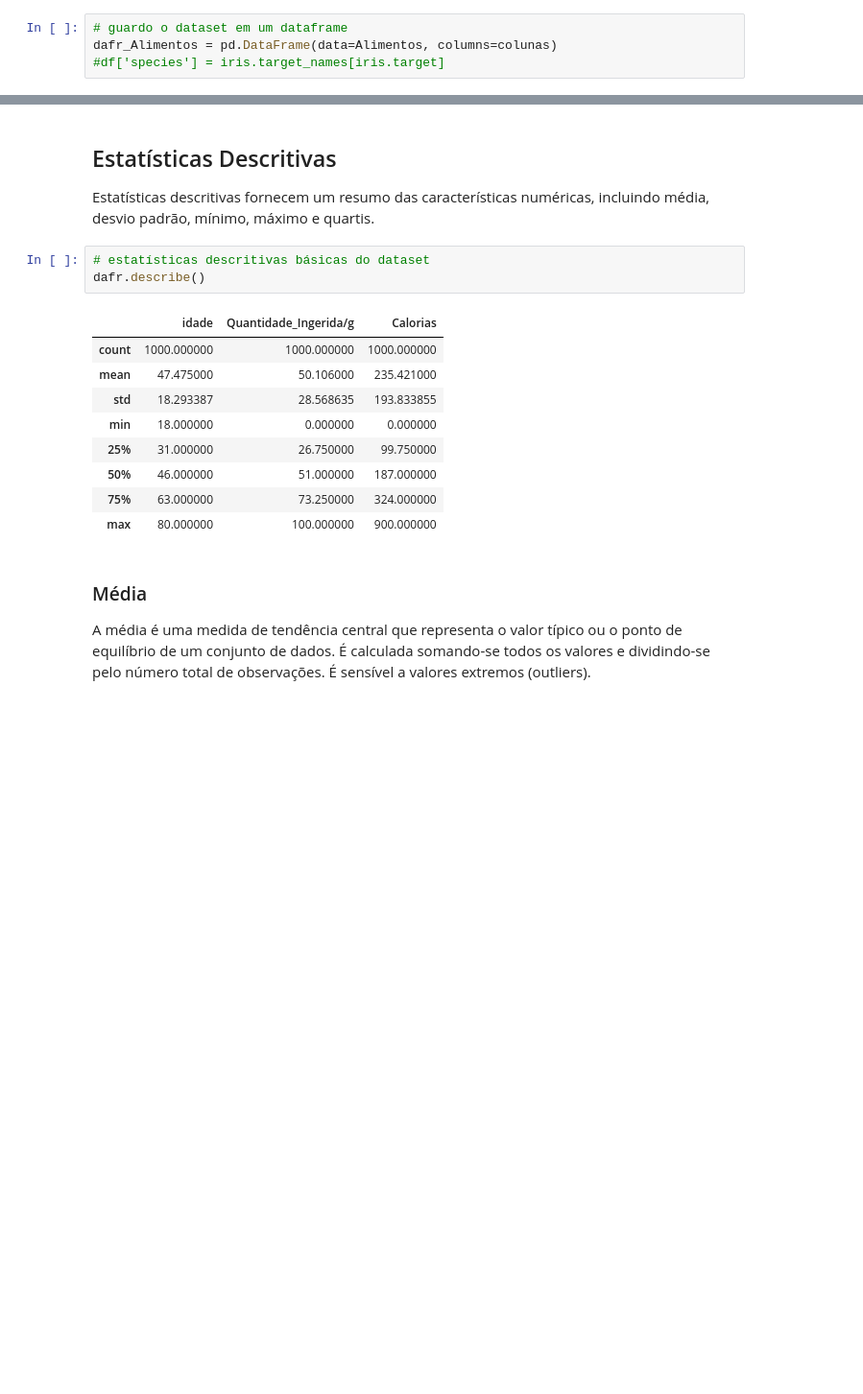
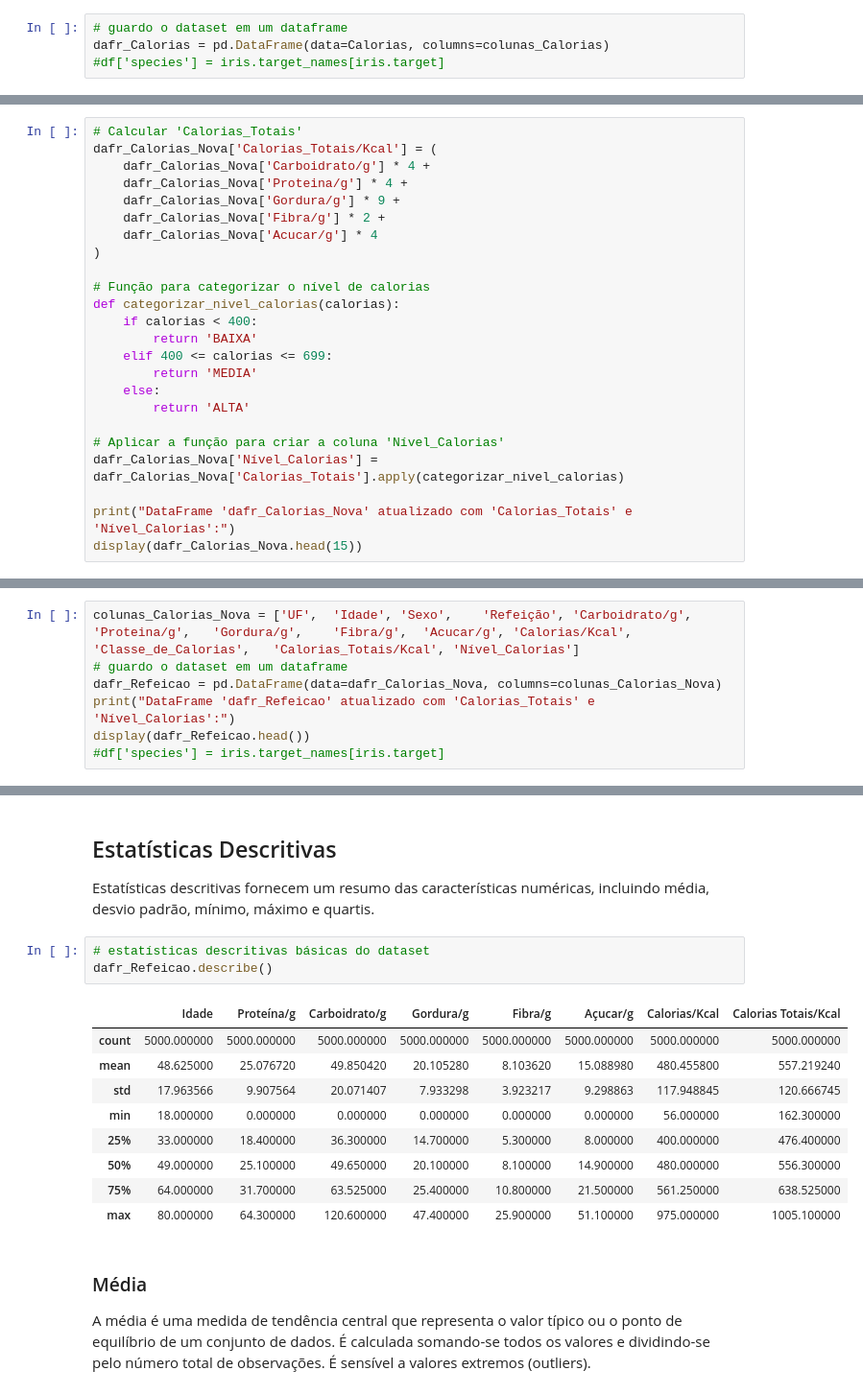
Before and after one commit to MGuidolini/PUC-MVP, a Jupyter notebook: MVP_Analise_de_Dados_e_Boas_práticas2_0.ipynb, the cells around one changed output, grey strips where cells are left out. Shown at 96% size. Cells and saved outputs as stored; diff of their text form; blank space fills up the shorter version.

```diff
--- a/MVP_Analise_de_Dados_e_Boas_práticas2_0.ipynb
+++ b/MVP_Analise_de_Dados_e_Boas_práticas2_0.ipynb
@@ -137,4 +198,4 @@ Calorias.tail()
 # %%
 # guardo o dataset em um dataframe
-dafr_Alimentos = pd.DataFrame(data=Alimentos, columns=colunas)
+dafr_Calorias = pd.DataFrame(data=Calorias, columns=colunas_Calorias)
 #df['species'] = iris.target_names[iris.target]
@@ -140,0 +458,24 @@ dafr_Alimentos = pd.DataFrame(data=Alimentos, columns=colunas)
+# %%
+# Calcular 'Calorias_Totais'
+dafr_Calorias_Nova['Calorias_Totais/Kcal'] = (
+    dafr_Calorias_Nova['Carboidrato/g'] * 4 +
+    dafr_Calorias_Nova['Proteina/g'] * 4 +
+    dafr_Calorias_Nova['Gordura/g'] * 9 +
+    dafr_Calorias_Nova['Fibra/g'] * 2 +
+    dafr_Calorias_Nova['Acucar/g'] * 4
+)
+
+# Função para categorizar o nível de calorias
+def categorizar_nivel_calorias(calorias):
+    if calorias < 400:
+        return 'BAIXA'
+    elif 400 <= calorias <= 699:
+        return 'MEDIA'
+    else:
+        return 'ALTA'
+
+# Aplicar a função para criar a coluna 'Nível_Calorias'
+dafr_Calorias_Nova['Nível_Calorias'] = dafr_Calorias_Nova['Calorias_Totais'].apply(categorizar_nivel_calorias)
+
+print("DataFrame 'dafr_Calorias_Nova' atualizado com 'Calorias_Totais' e 'Nível_Calorias':")
+display(dafr_Calorias_Nova.head(15))
@@ -140,0 +500,7 @@ dafr_Alimentos = pd.DataFrame(data=Alimentos, columns=colunas)
+# %%
+colunas_Calorias_Nova = ['UF',	'Idade', 'Sexo',	'Refeição',	'Carboidrato/g',	'Proteina/g',	'Gordura/g',	'Fibra/g',	'Acucar/g',	'Calorias/Kcal',	'Classe_de_Calorias',	'Calorias_Totais/Kcal',	'Nível_Calorias']
+# guardo o dataset em um dataframe
+dafr_Refeicao = pd.DataFrame(data=dafr_Calorias_Nova, columns=colunas_Calorias_Nova)
+print("DataFrame 'dafr_Refeicao' atualizado com 'Calorias_Totais' e 'Nível_Calorias':")
+display(dafr_Refeicao.head())
+#df['species'] = iris.target_names[iris.target]
@@ -228,17 +762,17 @@ O gráfico de barras mostra que cada espécie de Íris (setosa, versicolor, virg
 Estatísticas descritivas fornecem um resumo das características numéricas, incluindo média, desvio padrão, mínimo, máximo e quartis.
 # %%
 # estatísticas descritivas básicas do dataset
-dafr.describe()
+dafr_Refeicao.describe()
 # %% [output]
-|  | idade | Quantidade_Ingerida/g | Calorias |
-| count | 1000.000000 | 1000.000000 | 1000.000000 |
-| mean | 47.475000 | 50.106000 | 235.421000 |
-| std | 18.293387 | 28.568635 | 193.833855 |
-| min | 18.000000 | 0.000000 | 0.000000 |
-| 25% | 31.000000 | 26.750000 | 99.750000 |
-| 50% | 46.000000 | 51.000000 | 187.000000 |
-| 75% | 63.000000 | 73.250000 | 324.000000 |
-| max | 80.000000 | 100.000000 | 900.000000 |
+|  | Idade | Proteína/g | Carboidrato/g | Gordura/g | Fibra/g | Açucar/g | Calorias/Kcal | Calorias Totais/Kcal |
+| count | 5000.000000 | 5000.000000 | 5000.000000 | 5000.000000 | 5000.000000 | 5000.000000 | 5000.000000 | 5000.000000 |
+| mean | 48.625000 | 25.076720 | 49.850420 | 20.105280 | 8.103620 | 15.088980 | 480.455800 | 557.219240 |
+| std | 17.963566 | 9.907564 | 20.071407 | 7.933298 | 3.923217 | 9.298863 | 117.948845 | 120.666745 |
+| min | 18.000000 | 0.000000 | 0.000000 | 0.000000 | 0.000000 | 0.000000 | 56.000000 | 162.300000 |
+| 25% | 33.000000 | 18.400000 | 36.300000 | 14.700000 | 5.300000 | 8.000000 | 400.000000 | 476.400000 |
+| 50% | 49.000000 | 25.100000 | 49.650000 | 20.100000 | 8.100000 | 14.900000 | 480.000000 | 556.300000 |
+| 75% | 64.000000 | 31.700000 | 63.525000 | 25.400000 | 10.800000 | 21.500000 | 561.250000 | 638.525000 |
+| max | 80.000000 | 64.300000 | 120.600000 | 47.400000 | 25.900000 | 51.100000 | 975.000000 | 1005.100000 |
 # %% [markdown]
 ### Média
 
```
Also changed, not shown: parts of 72 cells of this notebook.
